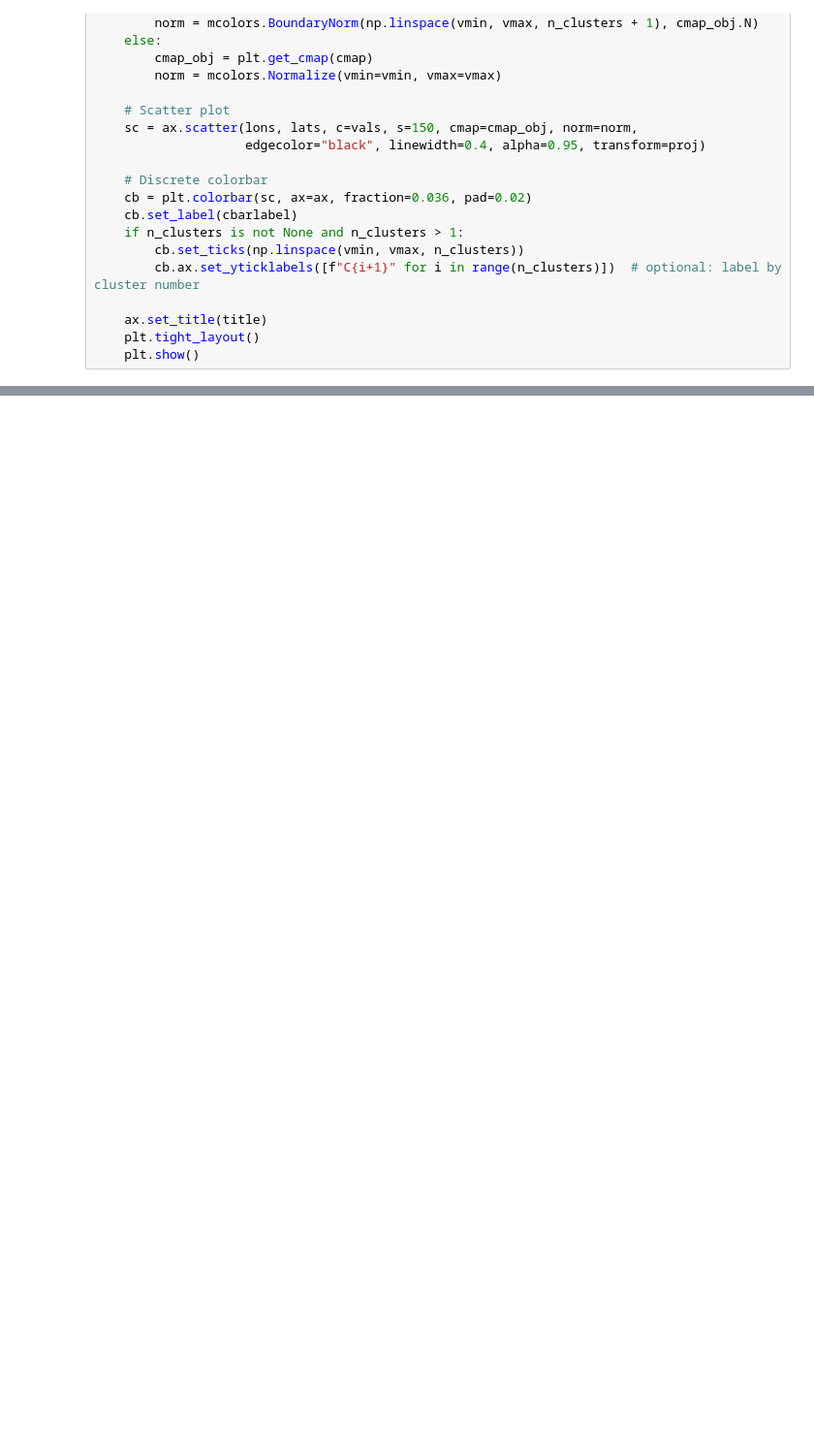
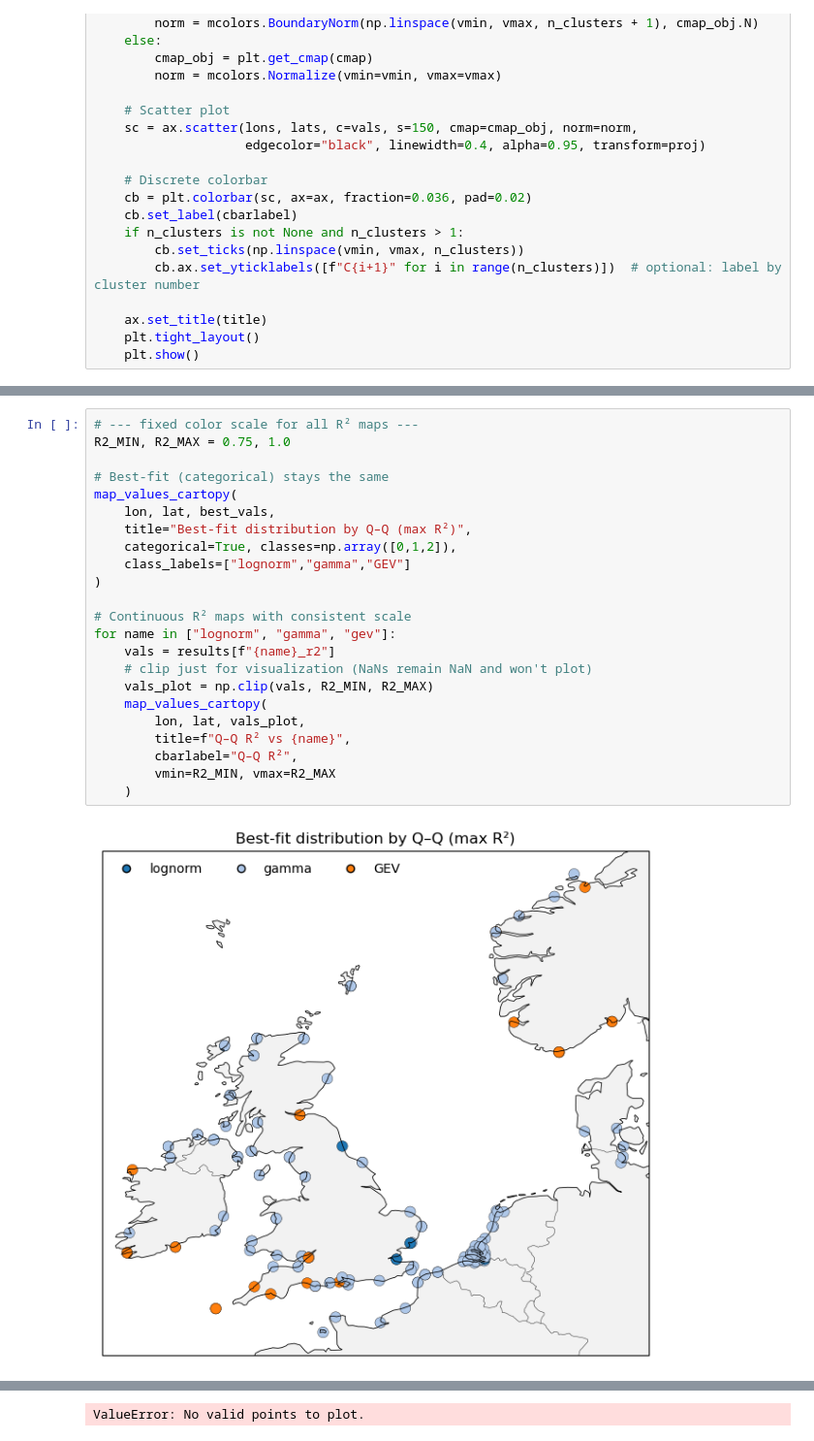
Before and after one commit to lisanneblok/ESL, a Jupyter notebook: notebooks/1_data_prep/Q-Qfits.ipynb, the cells around one changed output, grey strips where cells are left out. Shown at 97% size. Saved outputs shown, nothing was run; the diff lists cells and outputs as text; blank space fills up the shorter version.

```diff
--- a/notebooks/1_data_prep/Q-Qfits.ipynb
+++ b/notebooks/1_data_prep/Q-Qfits.ipynb
@@ -540,0 +661,25 @@ print(qq_df.head())
+# %%
+# --- fixed color scale for all R² maps ---
+R2_MIN, R2_MAX = 0.75, 1.0
+
+# Best-fit (categorical) stays the same
+map_values_cartopy(
+    lon, lat, best_vals,
+    title="Best-fit distribution by Q–Q (max R²)",
+    categorical=True, classes=np.array([0,1,2]),
+    class_labels=["lognorm","gamma","GEV"]
+)
+
+# Continuous R² maps with consistent scale
+for name in ["lognorm", "gamma", "gev"]:
+    vals = results[f"{name}_r2"]
+    # clip just for visualization (NaNs remain NaN and won't plot)
+    vals_plot = np.clip(vals, R2_MIN, R2_MAX)
+    map_values_cartopy(
+        lon, lat, vals_plot,
+        title=f"Q–Q R² vs {name}",
+        cbarlabel="Q–Q R²",
+        vmin=R2_MIN, vmax=R2_MAX
+    )
+# %% [output]
+[figure, added]
@@ -540,0 +688 @@ print(qq_df.head())
+ValueError: No valid points to plot.
```
Also changed, not shown: parts of 8 cells of this notebook, 4 other files.
